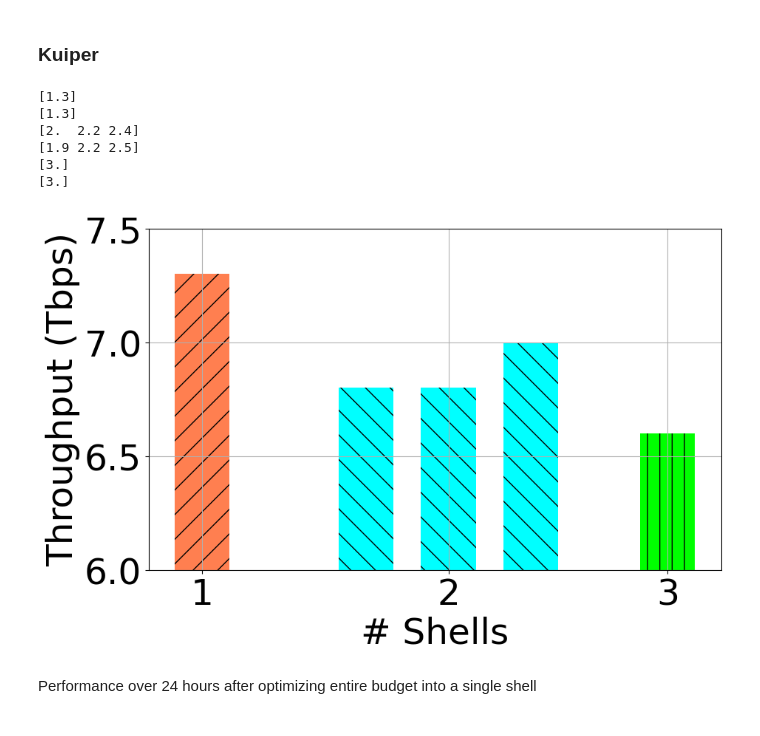
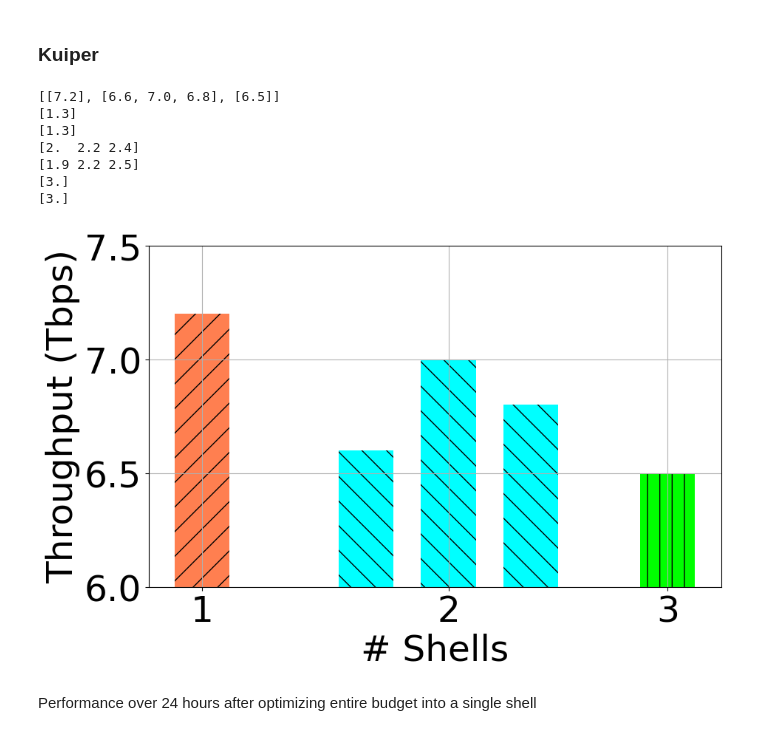
Before and after one commit to suvambasak/LEOCraft, a Jupyter notebook: experiments/results/plot_for_paper/exploring_multi_shell_designs.ipynb, the cells around one changed output. Cells and saved outputs as stored; diff of their text form; code cells hidden in the pictures.

Commit message:
Add non static bar chart plot

```diff
--- a/experiments/results/plot_for_paper/exploring_multi_shell_designs.ipynb
+++ b/experiments/results/plot_for_paper/exploring_multi_shell_designs.ipynb
@@ -70,6 +70,10 @@ plt.show()
 [figure]
 # %% [markdown]
 ## Bar chart comparing the throughput of one to multi shell designs
+# %%
+def read_csv_for_bar_plot(fname: str)-> list[float]:
+    df = pd.read_csv(fname)
+    return [round(v/1000, 1) for v in df['gbps'].to_list()]
 # %% [markdown]
 ### Starlink
 # %%
@@ -80,13 +84,17 @@ color = ['coral', 'aqua', 'lime']
 
 # Data for the bar plot
 groups = ['1', '2', '3']
-group_3 = [round(8015.2/1000, 1)]  # Single bar in Group 3
-group_2 = [round(7651.42/1000, 1), round(7774.797/1000, 1),
-           round(7607.054/1000, 1)]  # Three bars in Group 2
-group_1 = [round(7494.9/1000, 1)]  # Single bar in Group 1
+# group_3 = [round(8015.2/1000, 1)]  # Single bar in Group 3
+# group_2 = [round(7651.42/1000, 1), round(7774.797/1000, 1),
+#            round(7607.054/1000, 1)]  # Three bars in Group 2
+# group_1 = [round(7494.9/1000, 1)]  # Single bar in Group 1
 
 # Combine the data into a single list for convenience
-all_data = [group_3, group_2, group_1]
+all_data = [
+    read_csv_for_bar_plot('CSVs/multi_shell_design/STARLINK_single_shell_design.csv'),
+    read_csv_for_bar_plot('CSVs/multi_shell_design/STARLINK_two_shell_design.csv'),
+    read_csv_for_bar_plot('CSVs/multi_shell_design/STARLINK_three_shell_design.csv')
+]
 
 # Number of groups
 n_groups = len(groups)
@@ -149,13 +157,18 @@ color = ['coral', 'aqua', 'lime']
 
 # Data for the bar plot
 groups = ['1', '2', '3']
-group_3 = [round(7339.5/1000, 1)]  # Single bar in Group 3
-group_2 = [round(6761.52/1000, 1), round(6780.394/1000, 1),
-           round(6955.889/1000, 1)]  # Three bars in Group 2
-group_1 = [round(6592.1/1000, 1)]  # Single bar in Group 1
+# group_3 = [round(7339.5/1000, 1)]  # Single bar in Group 3
+# group_2 = [round(6761.52/1000, 1), round(6780.394/1000, 1),
+#            round(6955.889/1000, 1)]  # Three bars in Group 2
+# group_1 = [round(6592.1/1000, 1)]  # Single bar in Group 1
 
 # Combine the data into a single list for convenience
-all_data = [group_3, group_2, group_1]
+all_data = [
+    read_csv_for_bar_plot('CSVs/multi_shell_design/KUIPER_single_shell_design.csv'),
+    read_csv_for_bar_plot('CSVs/multi_shell_design/KUIPER_two_shell_design.csv'),
+    read_csv_for_bar_plot('CSVs/multi_shell_design/KUIPER_three_shell_design.csv')
+]
+print(all_data)
 
 # Number of groups
 n_groups = len(groups)
@@ -180,34 +193,35 @@ for i, group_data in enumerate(all_data):
         positions[0] -= 0.1
         # positions[1]+=0.1
         positions[2] += 0.1
     print(positions)
     bars = ax.bar(positions, group_data, width=bar_width,
                   label=f'{groups[i]}', color=color[i], hatch=hatches[i])
 
     # # Annotate bars with values
     # for bar in bars:
     #     height = bar.get_height()
     #     ax.text(bar.get_x() + bar.get_width() / 2, height, f'{height}', ha='center', va='bottom')
 
 # Set labels and title
 ax.set_xlabel('# Shells')
 ax.set_ylabel('Throughput (Tbps)')
 ax.set_xticks([1.3, 2.2, 3])
 ax.set_xticklabels(groups)
 ax.set_ylim(6, 7.5)
 # Add legend
 # ax.legend(loc=0, ncol=2, framealpha=0.3)
 plt.grid()
 # plt.savefig('figures/intershell_ISLs/kuiper_shell_merge.png')
 plt.show()
 # %% [output]
+[[7.2], [6.6, 7.0, 6.8], [6.5]]
 [1.3]
 [1.3]
 [2.  2.2 2.4]
 [1.9 2.2 2.5]
 [3.]
 [3.]
-[figure, old version]
+[figure, new version]
 # %% [markdown]
 Performance over 24 hours after optimizing entire budget into a single shell
 # %%
```
Also changed, not shown: 3 other files.
